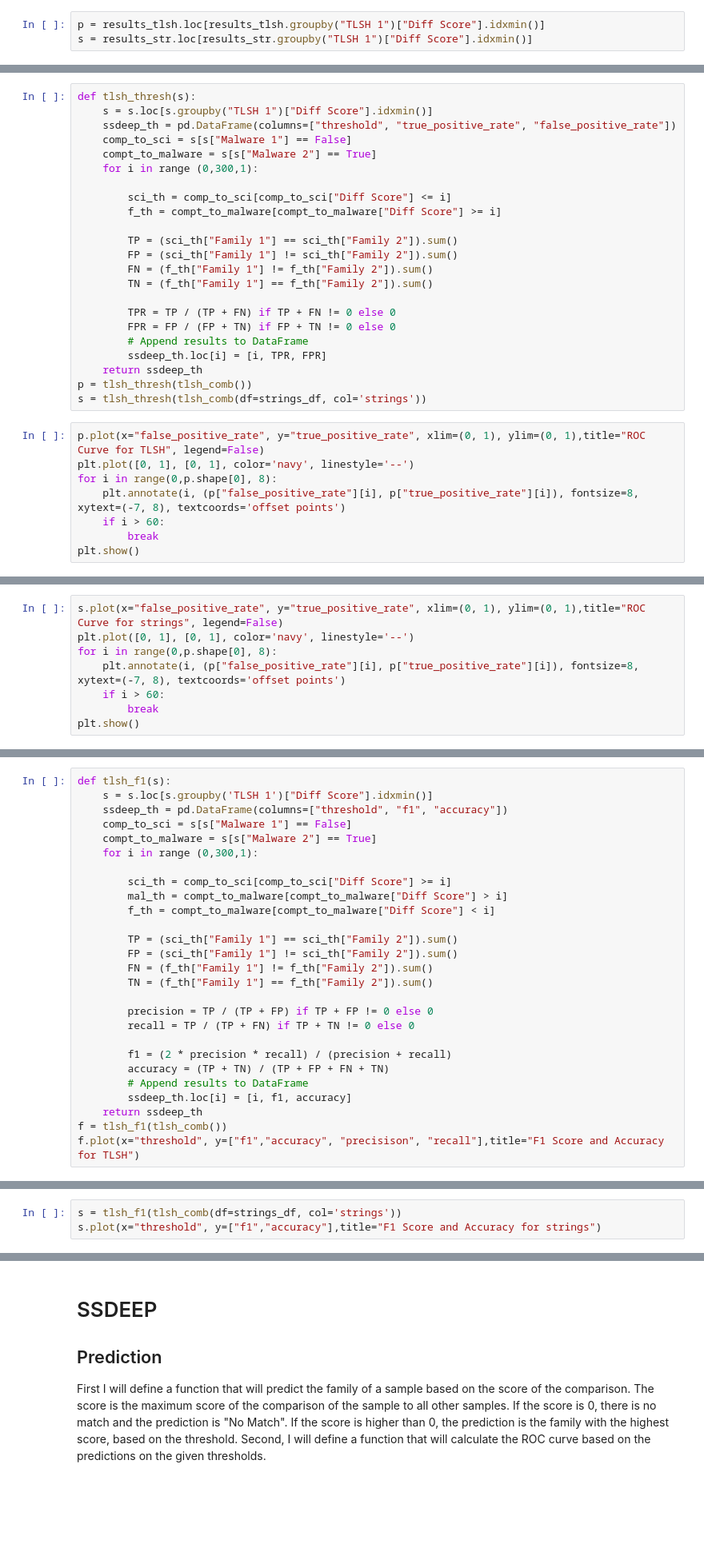
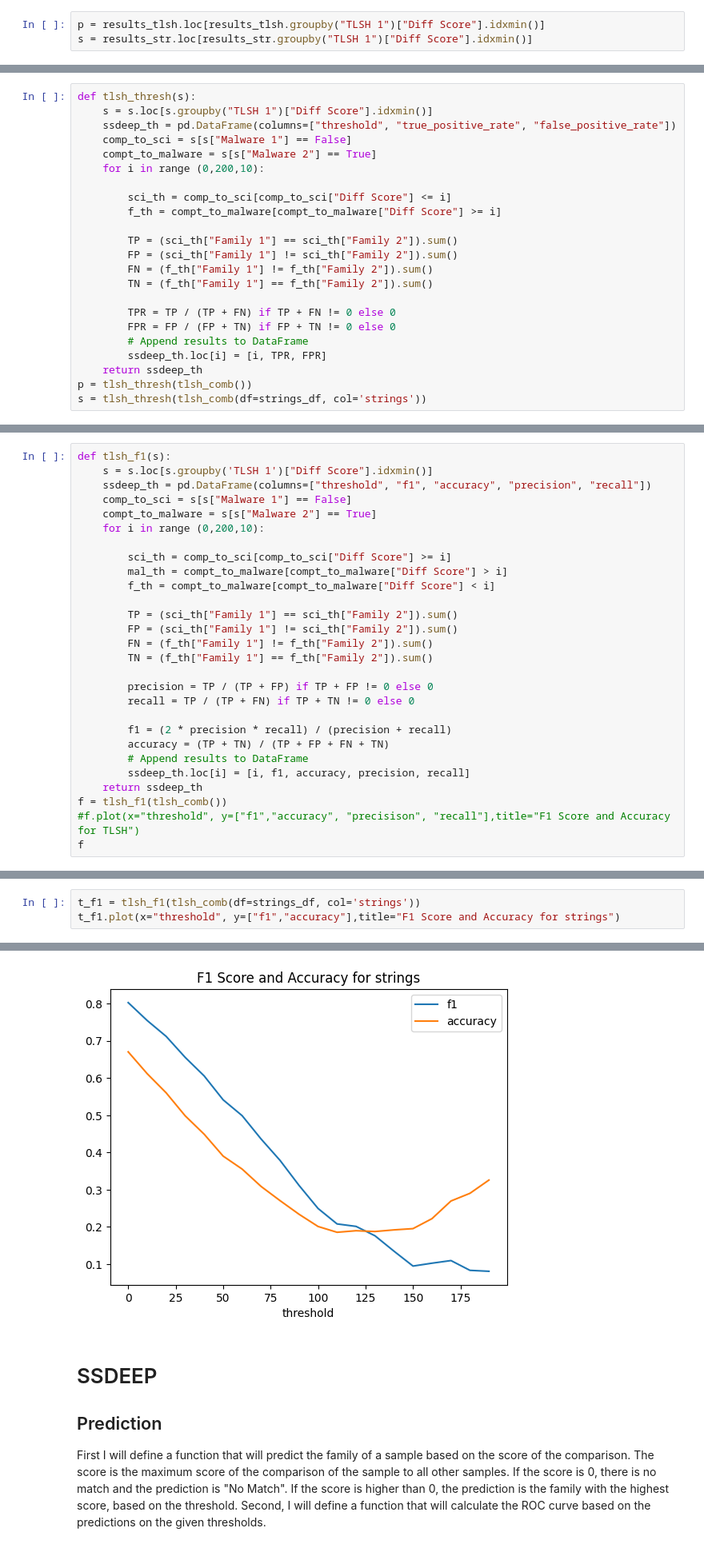
Before and after one commit to edizeqiri/obstkorb, a Jupyter notebook: Analysis/Scicore.ipynb, the cells around one changed output, grey strips where cells are left out. Shown at 80% size. Drawn from its saved outputs; the diff is of its cells as text; blank space fills up the shorter version.

```diff
--- a/Analysis/Scicore.ipynb
+++ b/Analysis/Scicore.ipynb
@@ -315,7 +264,7 @@ def tlsh_thresh(s):
     ssdeep_th = pd.DataFrame(columns=["threshold", "true_positive_rate", "false_positive_rate"])
     comp_to_sci = s[s["Malware 1"] == False]
     compt_to_malware = s[s["Malware 2"] == True]
-    for i in range (0,300,1):
+    for i in range (0,200,10):
 
         sci_th = comp_to_sci[comp_to_sci["Diff Score"] <= i]
         f_th = compt_to_malware[compt_to_malware["Diff Score"] >= i]
@@ -332,11 +281,3 @@ def tlsh_thresh(s):
     return ssdeep_th
 p = tlsh_thresh(tlsh_comb())
 s = tlsh_thresh(tlsh_comb(df=strings_df, col='strings'))
-# %%
-p.plot(x="false_positive_rate", y="true_positive_rate", xlim=(0, 1), ylim=(0, 1),title="ROC Curve for TLSH", legend=False)
-plt.plot([0, 1], [0, 1], color='navy', linestyle='--')
-for i in range(0,p.shape[0], 8):
-    plt.annotate(i, (p["false_positive_rate"][i], p["true_positive_rate"][i]), fontsize=8, xytext=(-7, 8), textcoords='offset points')
-    if i > 60:
-        break
-plt.show()
@@ -345,8 +283,0 @@ plt.show()
-# %%
-s.plot(x="false_positive_rate", y="true_positive_rate", xlim=(0, 1), ylim=(0, 1),title="ROC Curve for strings", legend=False)
-plt.plot([0, 1], [0, 1], color='navy', linestyle='--')
-for i in range(0,p.shape[0], 8):
-    plt.annotate(i, (p["false_positive_rate"][i], p["true_positive_rate"][i]), fontsize=8, xytext=(-7, 8), textcoords='offset points')
-    if i > 60:
-        break
-plt.show()
@@ -355,10 +284,10 @@ plt.show()
 # %%
 def tlsh_f1(s):
     s = s.loc[s.groupby('TLSH 1')["Diff Score"].idxmin()]
-    ssdeep_th = pd.DataFrame(columns=["threshold", "f1", "accuracy"])
+    ssdeep_th = pd.DataFrame(columns=["threshold", "f1", "accuracy", "precision", "recall"])
     comp_to_sci = s[s["Malware 1"] == False]
     compt_to_malware = s[s["Malware 2"] == True]
-    for i in range (0,300,1):
+    for i in range (0,200,10):
 
         sci_th = comp_to_sci[comp_to_sci["Diff Score"] >= i]
         mal_th = compt_to_malware[compt_to_malware["Diff Score"] > i]
@@ -375,8 +304,9 @@ def tlsh_f1(s):
         f1 = (2 * precision * recall) / (precision + recall)
         accuracy = (TP + TN) / (TP + FP + FN + TN)
         # Append results to DataFrame
-        ssdeep_th.loc[i] = [i, f1, accuracy]
+        ssdeep_th.loc[i] = [i, f1, accuracy, precision, recall]
     return ssdeep_th
 f = tlsh_f1(tlsh_comb())
-f.plot(x="threshold", y=["f1","accuracy", "precisison", "recall"],title="F1 Score and Accuracy for TLSH")
+#f.plot(x="threshold", y=["f1","accuracy", "precisison", "recall"],title="F1 Score and Accuracy for TLSH")
+f
 # %% [output]
@@ -384,3 +330,4 @@ KeyError: "['precisison', 'recall'] not in index"
 # %%
-s = tlsh_f1(tlsh_comb(df=strings_df, col='strings'))
-s.plot(x="threshold", y=["f1","accuracy"],title="F1 Score and Accuracy for strings")
+t_f1 = tlsh_f1(tlsh_comb(df=strings_df, col='strings'))
+t_f1.plot(x="threshold", y=["f1","accuracy"],title="F1 Score and Accuracy for strings")
+# %% [output]
@@ -387,3 +335,4 @@ s.plot(x="threshold", y=["f1","accuracy"],title="F1 Score and Accuracy for strin
+[figure, added]
 # %% [markdown]
 # SSDEEP
 ## Prediction
```
Also changed, not shown: parts of 24 cells of this notebook, 3 other files.
